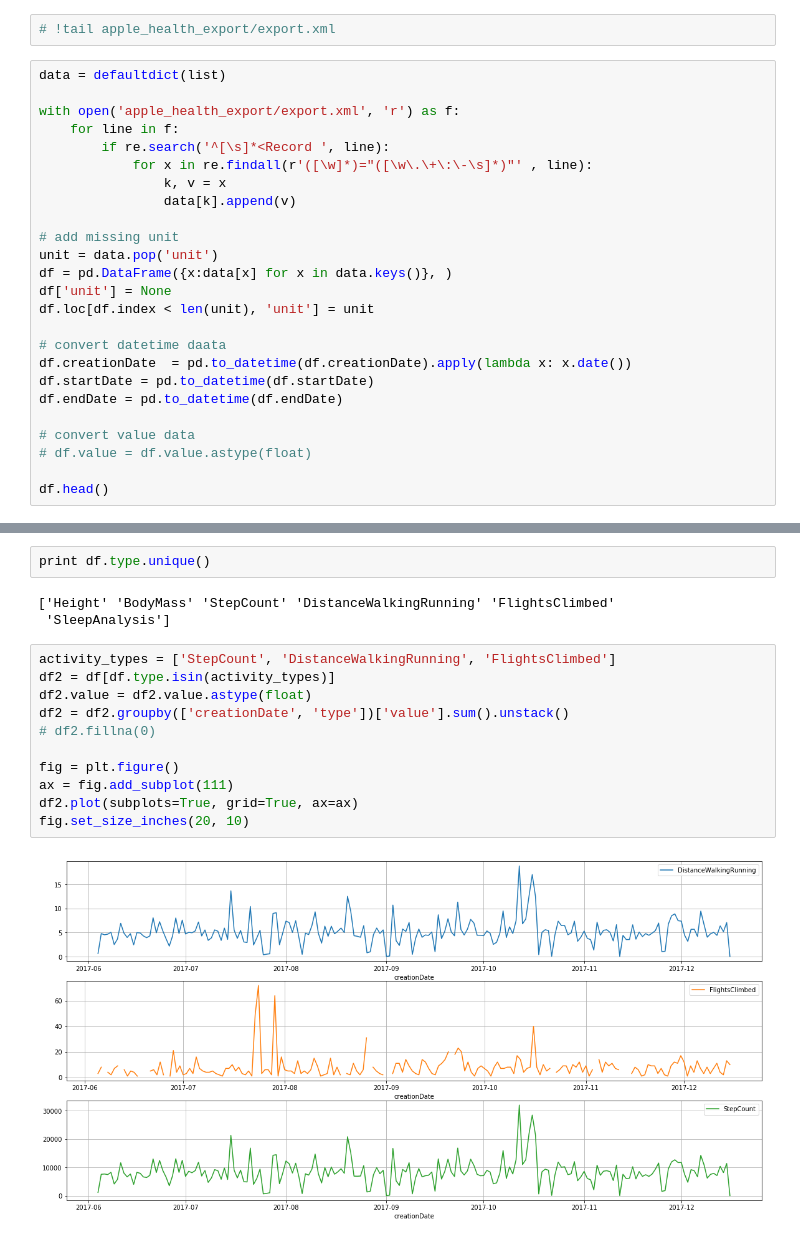
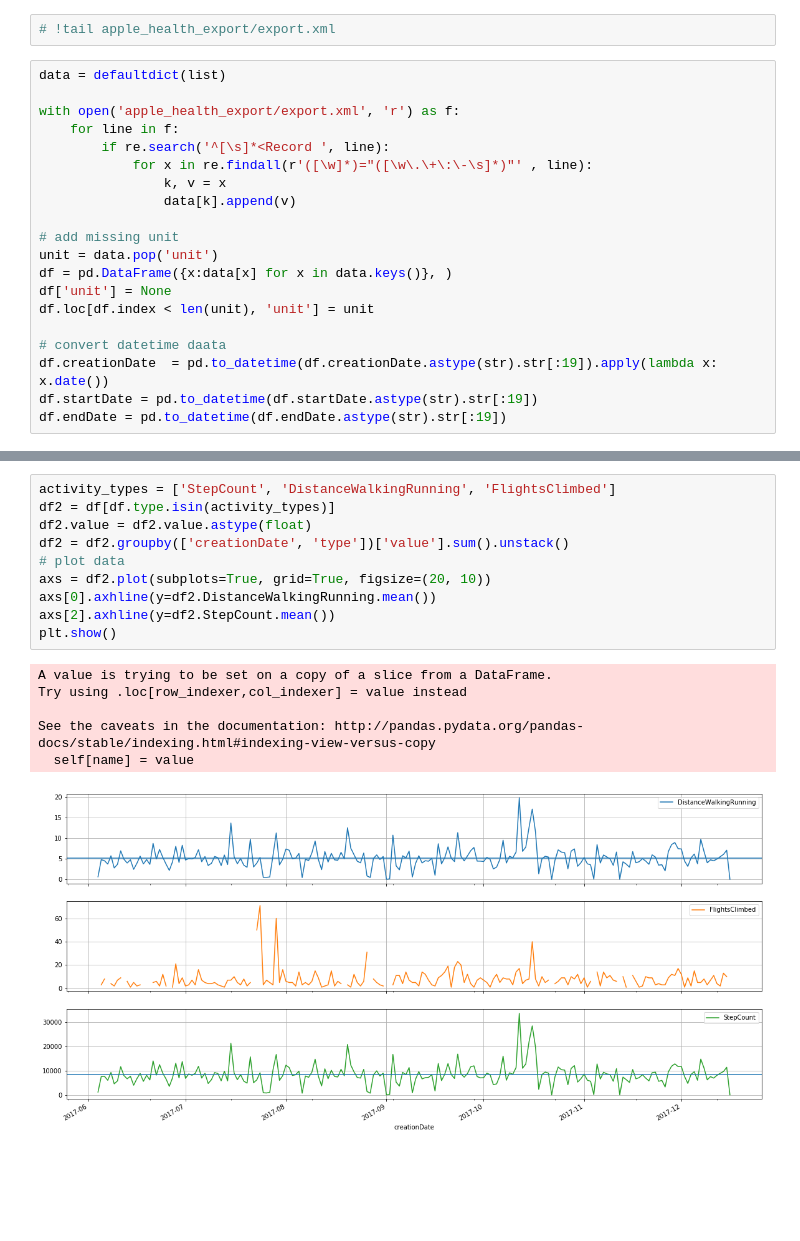
Before and after one commit to tamlt2704/tamlt2704.github.io, a Jupyter notebook: posts/iphone-health-data/index.ipynb, the cells around one changed output, grey strips where cells are left out. Saved outputs shown, nothing was run; the diff lists cells and outputs as text; blank space fills up the shorter version.

```diff
--- a/posts/iphone-health-data/index.ipynb
+++ b/posts/iphone-health-data/index.ipynb
@@ -24,11 +24,6 @@ df['unit'] = None
 df.loc[df.index < len(unit), 'unit'] = unit
 
 # convert datetime daata
-df.creationDate  = pd.to_datetime(df.creationDate).apply(lambda x: x.date())
-df.startDate = pd.to_datetime(df.startDate)
-df.endDate = pd.to_datetime(df.endDate)
-
-# convert value data
-# df.value = df.value.astype(float)
-
-df.head()
+df.creationDate  = pd.to_datetime(df.creationDate.astype(str).str[:19]).apply(lambda x: x.date())
+df.startDate = pd.to_datetime(df.startDate.astype(str).str[:19])
+df.endDate = pd.to_datetime(df.endDate.astype(str).str[:19])
@@ -62,18 +54,17 @@ df.head()
-# %%
-print df.type.unique()
-# %% [output]
-['Height' 'BodyMass' 'StepCount' 'DistanceWalkingRunning' 'FlightsClimbed'
- 'SleepAnalysis']
 # %%
 activity_types = ['StepCount', 'DistanceWalkingRunning', 'FlightsClimbed']
 df2 = df[df.type.isin(activity_types)]
 df2.value = df2.value.astype(float)
 df2 = df2.groupby(['creationDate', 'type'])['value'].sum().unstack()
-# df2.fillna(0)
-
-fig = plt.figure()
-ax = fig.add_subplot(111)
-df2.plot(subplots=True, grid=True, ax=ax)
-fig.set_size_inches(20, 10)
+# plot data
+axs = df2.plot(subplots=True, grid=True, figsize=(20, 10))
+axs[0].axhline(y=df2.DistanceWalkingRunning.mean())
+axs[2].axhline(y=df2.StepCount.mean())
+plt.show()
 # %% [output]
+A value is trying to be set on a copy of a slice from a DataFrame.
+Try using .loc[row_indexer,col_indexer] = value instead
+
+See the caveats in the documentation: http://pandas.pydata.org/pandas-docs/stable/indexing.html#indexing-view-versus-copy
+  self[name] = value
-[figure, old version]
+[figure, new version]
```
Also changed, not shown: parts of 8 cells of this notebook, 4 other files.
